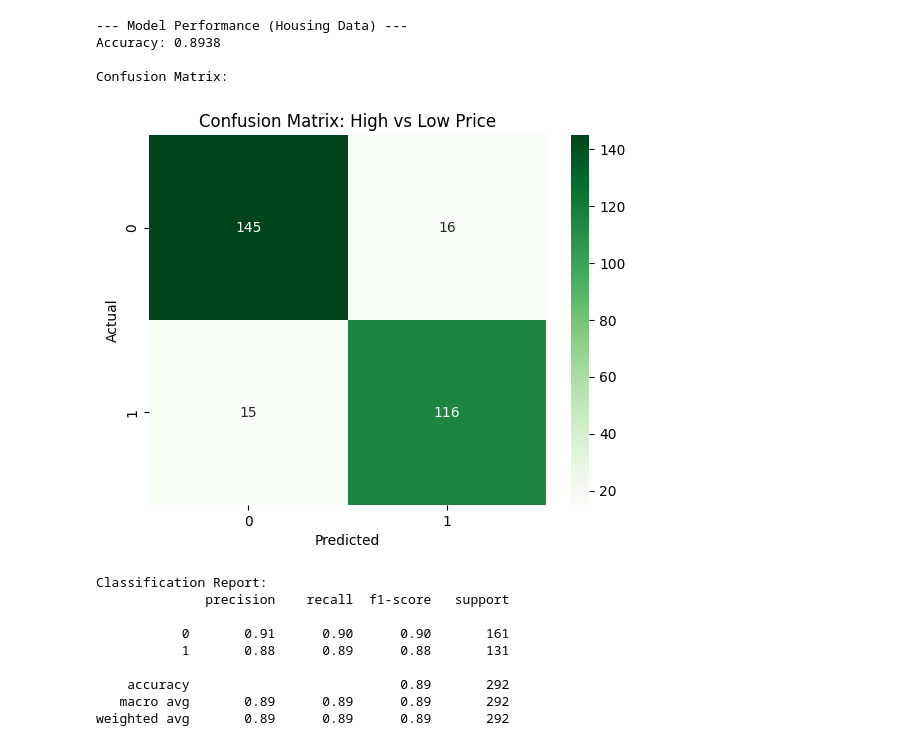
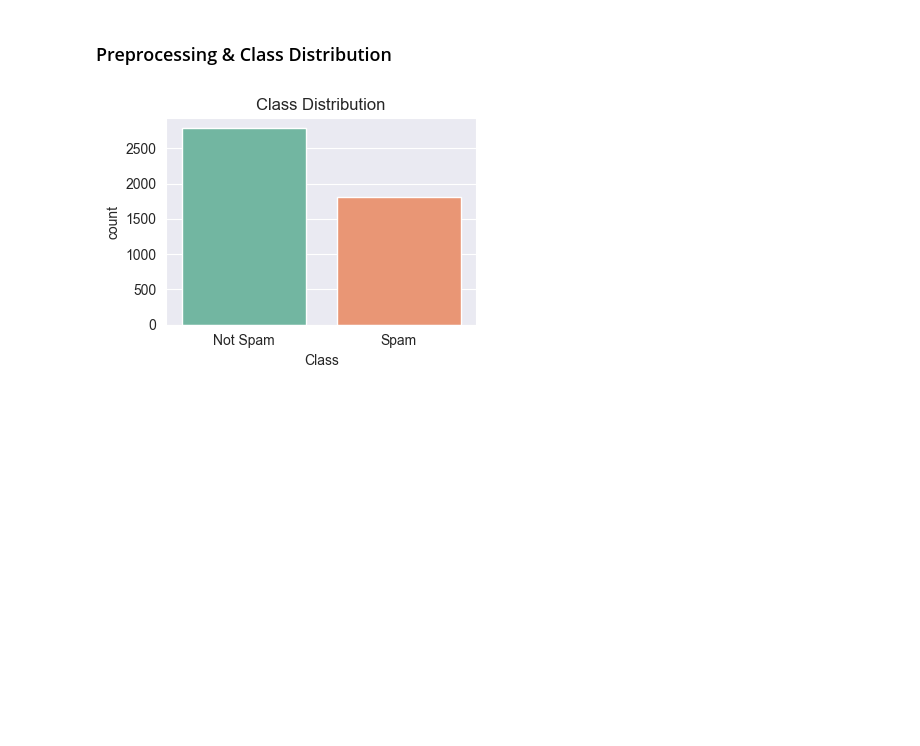
Before and after one commit to div-yan-shu-13/ML-Lab-Sem-6, a Jupyter notebook: Lab_05.ipynb, the cells around one changed output. Cells and saved outputs as stored; diff of their text form; code cells hidden in the pictures; blank space fills up the shorter version.

```diff
--- a/Lab_05.ipynb
+++ b/Lab_05.ipynb
@@ -76,21 +28,0 @@ weighted avg       0.92      0.92      0.92       921
-# %%
-import pandas as pd
-import numpy as np
-import seaborn as sns
-import matplotlib.pyplot as plt
-from sklearn.model_selection import train_test_split
-from sklearn.preprocessing import StandardScaler
-from sklearn.linear_model import LogisticRegression
-from sklearn.metrics import accuracy_score, confusion_matrix, classification_report
-
-# 1. Load Data (Using the uploaded file)
-df = pd.read_csv('./data/housing_train.csv')
-
-# 2. Feature Engineering (Regression -> Classification)
-# Create a binary target: 1 if Price is above median, 0 otherwise
-median_price = df['SalePrice'].median()
-df['HighPrice'] = (df['SalePrice'] > median_price).astype(int)
-
-print(f"Median Price: ${median_price}")
-print("Target 'HighPrice' distribution:")
-print(df['HighPrice'].value_counts())
@@ -132,38 +29,21 @@ Features used: ['LotArea', 'YearBuilt', 'FullBath', 'TotRmsAbvGrd', 'BldgType_2f
-# %%
-# 7. Train-Test Split
-X_train, X_test, y_train, y_test = train_test_split(X, y, test_size=0.2, random_state=42)
-
-# 8. Model Training
-model = LogisticRegression()
-model.fit(X_train, y_train)
-
-# 9. Evaluation
-y_pred = model.predict(X_test)
-
-print("--- Model Performance (Housing Data) ---")
-print(f"Accuracy: {accuracy_score(y_test, y_pred):.4f}\n")
-
-print("Confusion Matrix:")
-sns.heatmap(confusion_matrix(y_test, y_pred), annot=True, fmt='d', cmap='Greens')
-plt.title('Confusion Matrix: High vs Low Price')
-plt.xlabel('Predicted')
-plt.ylabel('Actual')
-plt.show()
-
-print("\nClassification Report:")
-print(classification_report(y_test, y_pred))
-# %% [output]
---- Model Performance (Housing Data) ---
-Accuracy: 0.8938
-
-Confusion Matrix:
-[figure, removed]
-Classification Report:
-              precision    recall  f1-score   support
-
-           0       0.91      0.90      0.90       161
-           1       0.88      0.89      0.88       131
-
-    accuracy                           0.89       292
-   macro avg       0.89      0.89      0.89       292
-weighted avg       0.89      0.89      0.89       292
+# %% [markdown]
+### Preprocessing & Class Distribution
+# %%
+X_data = df.drop(columns=['Class'])
+y_data = df['Class']
+
+X_train, X_test, y_train, y_test = train_test_split(
+    X_data, y_data, test_size=0.2, random_state=42, stratify=y_data
+)
+
+scaler = StandardScaler()
+X_train_scaled = scaler.fit_transform(X_train)
+X_test_scaled  = scaler.transform(X_test)
+
+fig, ax = plt.subplots(figsize=(4, 3))
+sns.countplot(x='Class', data=df, palette='Set2', hue='Class', legend=False, ax=ax)
+ax.set_xticks([0,1]); ax.set_xticklabels(['Not Spam','Spam'])
+ax.set_title('Class Distribution')
+plt.tight_layout(); plt.show()
+# %% [output]
+[figure, added]
```
Also changed, not shown: parts of 16 cells of this notebook, 3 other files.
